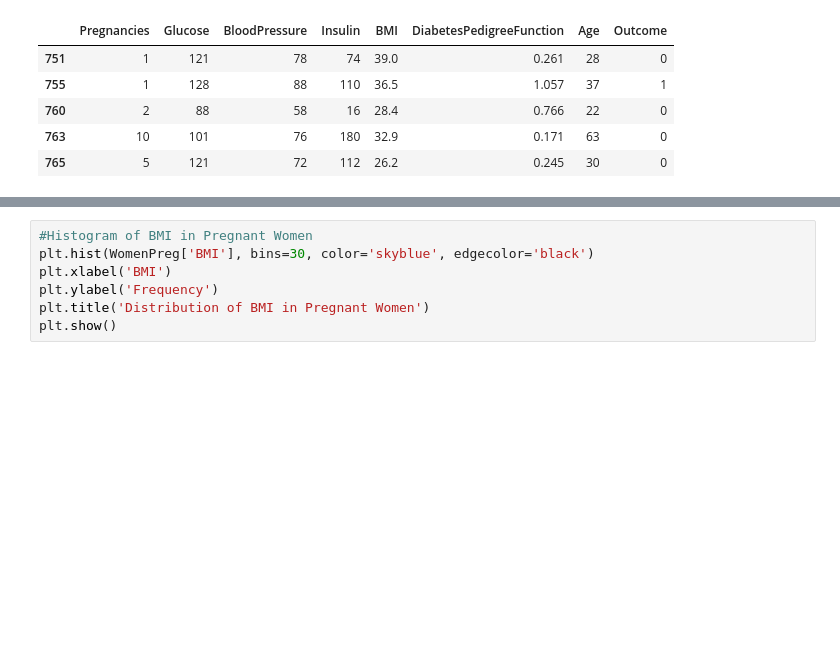
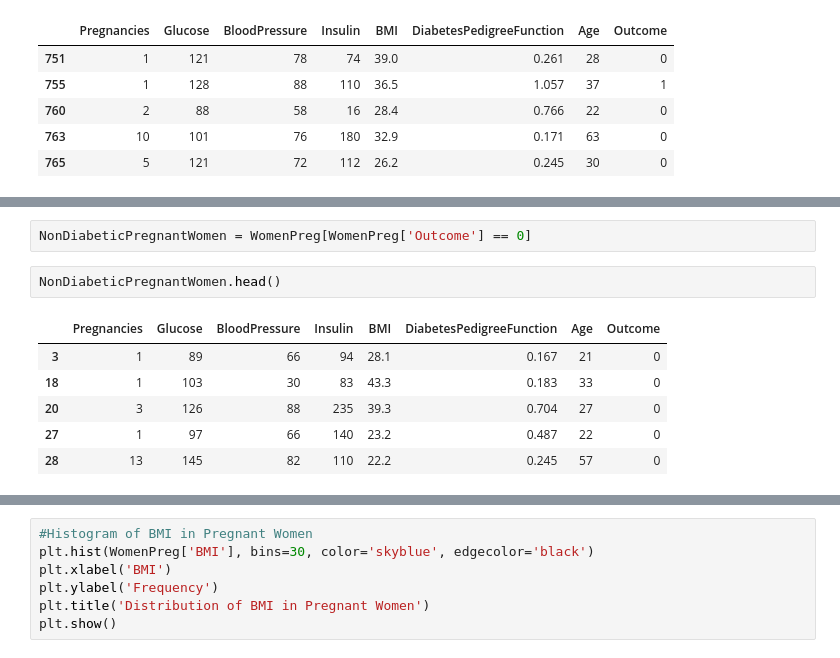
Before and after one commit to houin679/CSMODELPROJECT, a Jupyter notebook: MCO1_CSMODEL.ipynb, the cells around one changed output, grey strips where cells are left out. Saved outputs shown, nothing was run; the diff lists cells and outputs as text; blank space fills up the shorter version.

```diff
--- a/MCO1_CSMODEL.ipynb
+++ b/MCO1_CSMODEL.ipynb
@@ -930,0 +949,11 @@ WomenPreg.tail()
+# %%
+NonDiabeticPregnantWomen = WomenPreg[WomenPreg['Outcome'] == 0]
+# %%
+NonDiabeticPregnantWomen.head()
+# %% [output]
+|  | Pregnancies | Glucose | BloodPressure | Insulin | BMI | DiabetesPedigreeFunction | Age | Outcome |
+| 3 | 1 | 89 | 66 | 94 | 28.1 | 0.167 | 21 | 0 |
+| 18 | 1 | 103 | 30 | 83 | 43.3 | 0.183 | 33 | 0 |
+| 20 | 3 | 126 | 88 | 235 | 39.3 | 0.704 | 27 | 0 |
+| 27 | 1 | 97 | 66 | 140 | 23.2 | 0.487 | 22 | 0 |
+| 28 | 13 | 145 | 82 | 110 | 22.2 | 0.245 | 57 | 0 |
```
Also changed, not shown: parts of 7 cells of this notebook.
